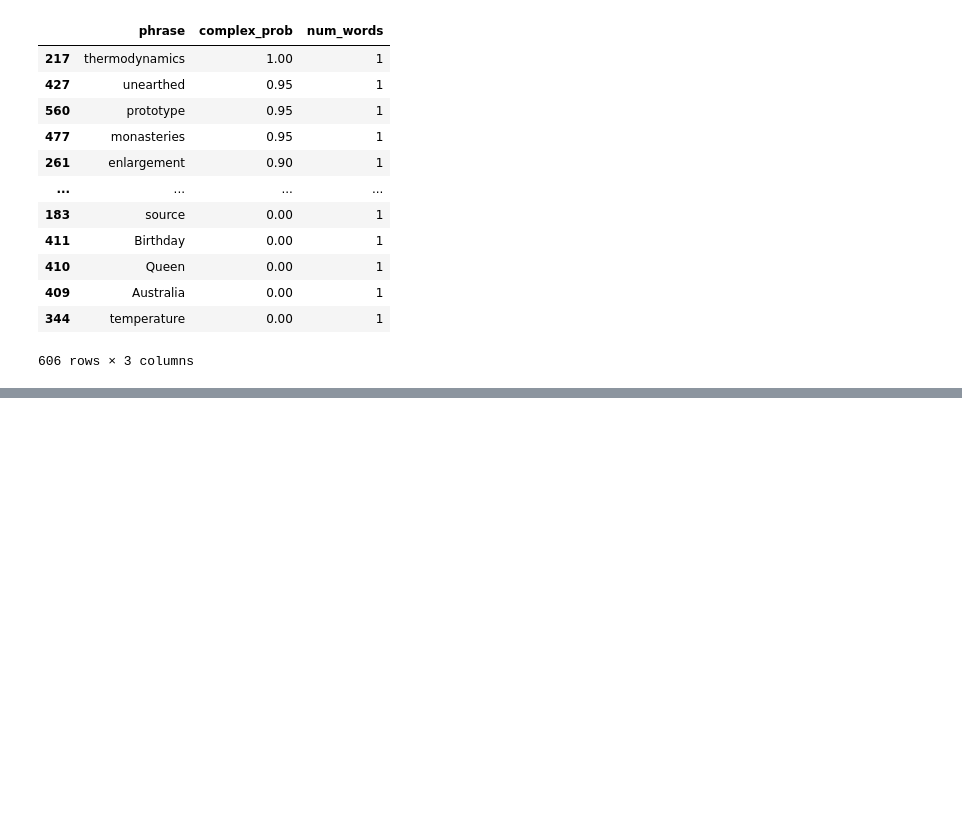
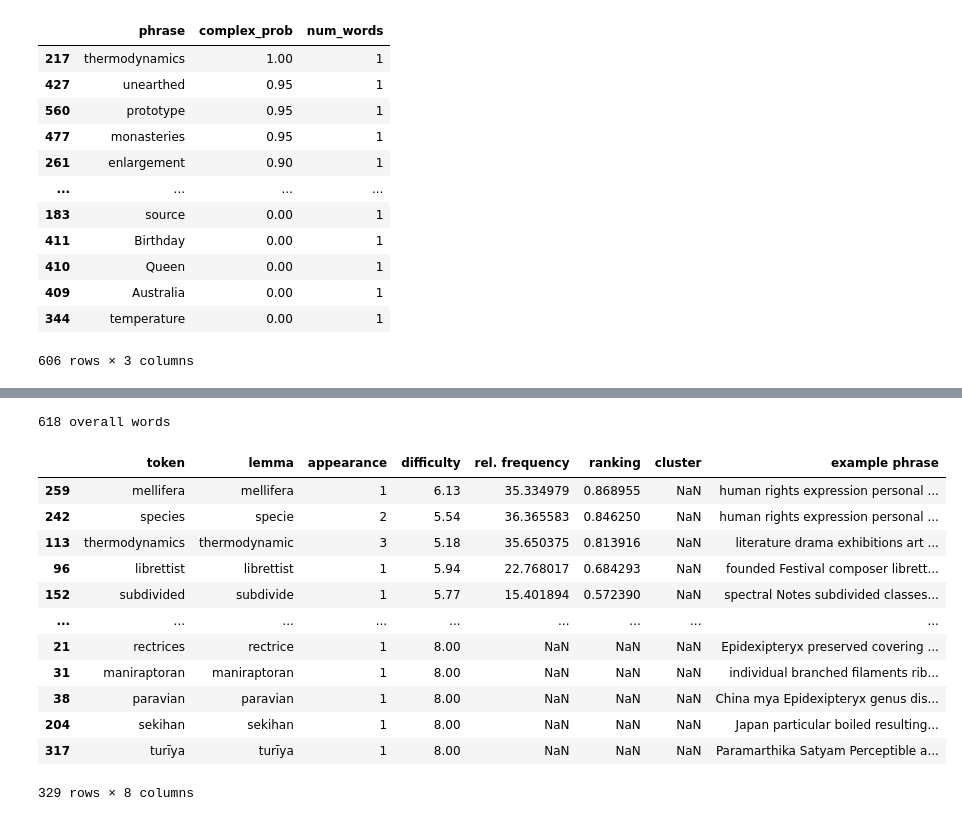
Before and after one commit to OshFrosch/Vocabulary-Predictor, a Jupyter notebook: src/notebooks/create_evaluation_reference.ipynb, the cells around one changed output, grey strips where cells are left out. Saved outputs shown, nothing was run; the diff lists cells and outputs as text; code cells hidden in the pictures; blank space fills up the shorter version.

```diff
--- a/src/notebooks/create_evaluation_reference.ipynb
+++ b/src/notebooks/create_evaluation_reference.ipynb
@@ -89,0 +115,26 @@ for name, dataset in zip(dataset_names, datasets):
+# %%
+#from src.utils.evaluation_utils.evaluation import evaluate_ranking
+from src.utils.output_utils.create_df_from_doc import create_df_from_doc
+from src.pipeline.create_pipeline import create_pipeline
+
+pipeline = create_pipeline()
+doc = pipeline(texts[0])
+df = create_df_from_doc(doc)
+# %% [output]
+618 overall words
+# %%
+df
+# %% [output]
+|  | token | lemma | appearance | difficulty | rel. frequency | ranking | cluster | example phrase |
+| 259 | mellifera | mellifera | 1 | 6.13 | 35.334979 | 0.868955 | NaN | human rights expression personal ... |
+| 242 | species | specie | 2 | 5.54 | 36.365583 | 0.846250 | NaN | human rights expression personal ... |
+| 113 | thermodynamics | thermodynamic | 3 | 5.18 | 35.650375 | 0.813916 | NaN | literature drama exhibitions art ... |
+| 96 | librettist | librettist | 1 | 5.94 | 22.768017 | 0.684293 | NaN | founded Festival composer librett... |
+| 152 | subdivided | subdivide | 1 | 5.77 | 15.401894 | 0.572390 | NaN | spectral Notes subdivided classes... |
+| ... | ... | ... | ... | ... | ... | ... | ... | ... |
+| 21 | rectrices | rectrice | 1 | 8.00 | NaN | NaN | NaN | Epidexipteryx preserved covering ... |
+| 31 | maniraptoran | maniraptoran | 1 | 8.00 | NaN | NaN | NaN | individual branched filaments rib... |
+| 38 | paravian | paravian | 1 | 8.00 | NaN | NaN | NaN | China mya Epidexipteryx genus dis... |
+| 204 | sekihan | sekihan | 1 | 8.00 | NaN | NaN | NaN | Japan particular boiled resulting... |
+| 317 | turīya | turīya | 1 | 8.00 | NaN | NaN | NaN | Paramarthika Satyam Perceptible a... |
+329 rows × 8 columns
```
Also changed, not shown: parts of 4 cells of this notebook, 4 other files.
